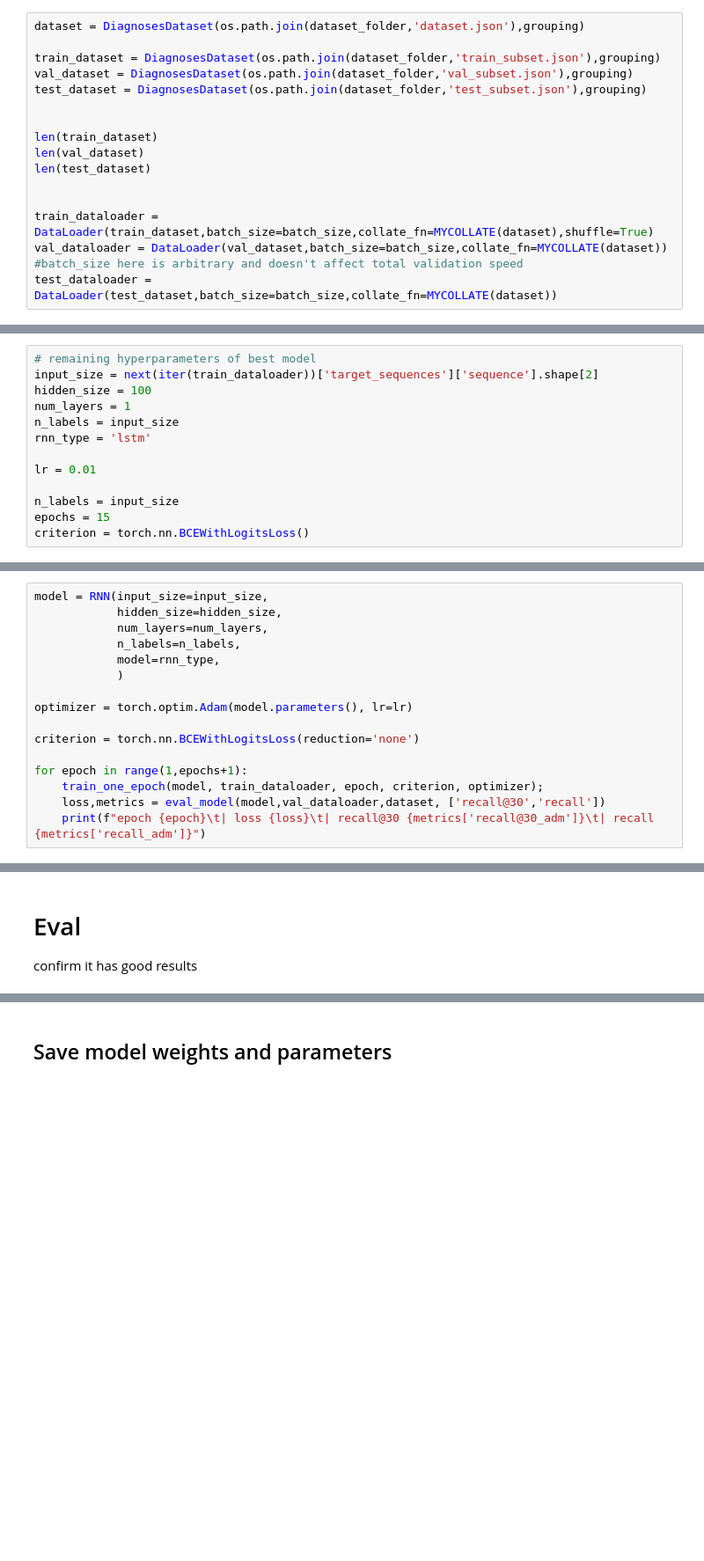
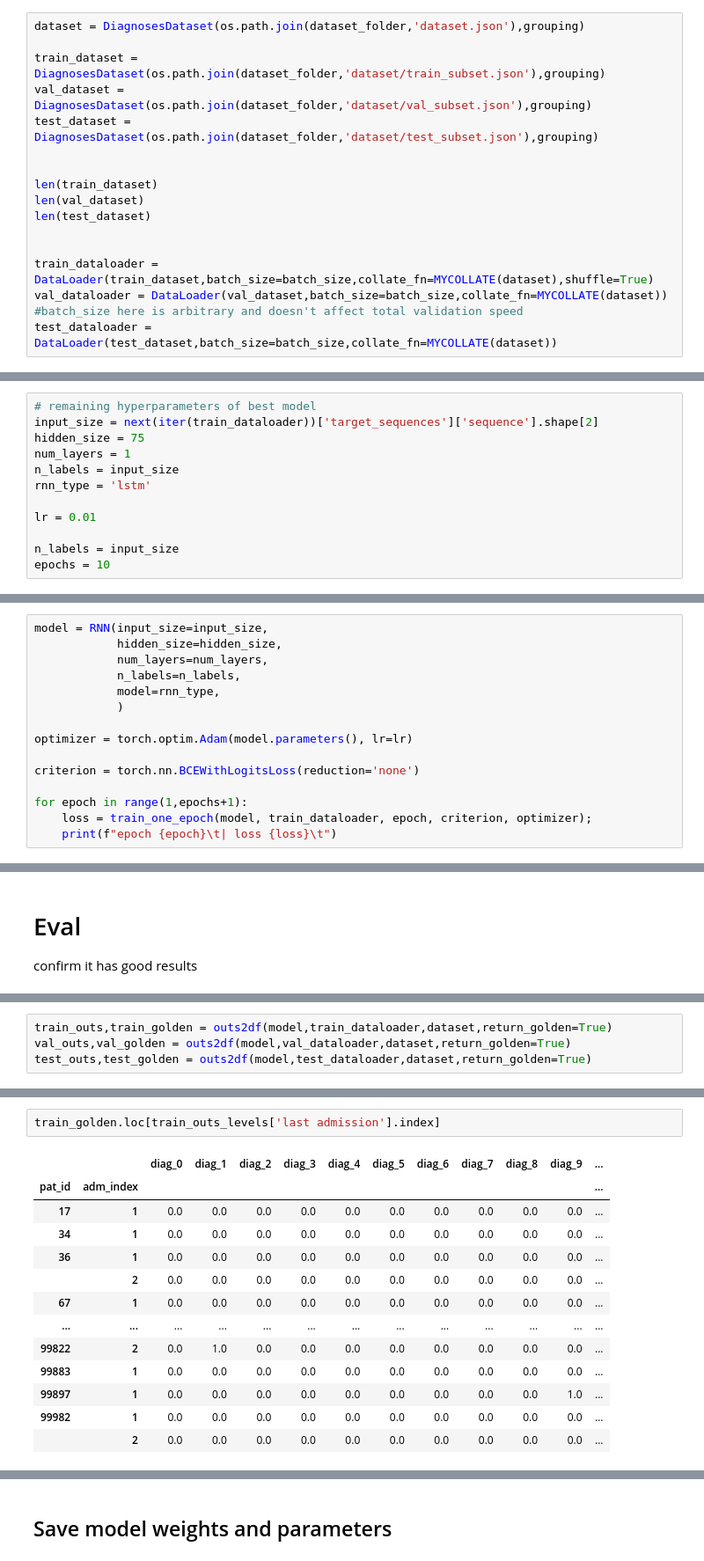
Before and after one commit to snovaisg/master-thesis, a Jupyter notebook: Register Models/Register best deterministic model.ipynb, the cells around one changed output, grey strips where cells are left out. Shown at 88% size. Cells and saved outputs as stored; diff of their text form; blank space fills up the shorter version.

```diff
--- a/Register Models/Register best deterministic model.ipynb
+++ b/Register Models/Register best deterministic model.ipynb
@@ -85,9 +90,9 @@ dataset at data/model_ready_dataset/diag_only
 # %%
 dataset = DiagnosesDataset(os.path.join(dataset_folder,'dataset.json'),grouping)
 
-train_dataset = DiagnosesDataset(os.path.join(dataset_folder,'train_subset.json'),grouping)
-val_dataset = DiagnosesDataset(os.path.join(dataset_folder,'val_subset.json'),grouping)
-test_dataset = DiagnosesDataset(os.path.join(dataset_folder,'test_subset.json'),grouping)
+train_dataset = DiagnosesDataset(os.path.join(dataset_folder,'dataset/train_subset.json'),grouping)
+val_dataset = DiagnosesDataset(os.path.join(dataset_folder,'dataset/val_subset.json'),grouping)
+test_dataset = DiagnosesDataset(os.path.join(dataset_folder,'dataset/test_subset.json'),grouping)
 
 
 len(train_dataset)
@@ -109,7 +114,7 @@ test_dataloader = DataLoader(test_dataset,batch_size=batch_size,collate_fn=MYCOL
 # %%
 # remaining hyperparameters of best model
 input_size = next(iter(train_dataloader))['target_sequences']['sequence'].shape[2]
-hidden_size = 100
+hidden_size = 75
 num_layers = 1
 n_labels = input_size
 rnn_type = 'lstm'
@@ -117,8 +122,7 @@ rnn_type = 'lstm'
 lr = 0.01
 
 n_labels = input_size
-epochs = 15
-criterion = torch.nn.BCEWithLogitsLoss()
+epochs = 10
 # %% [markdown]
 # Train
 # %%
@@ -134,7 +138,6 @@ optimizer = torch.optim.Adam(model.parameters(), lr=lr)
 criterion = torch.nn.BCEWithLogitsLoss(reduction='none')
 
 for epoch in range(1,epochs+1):
-    train_one_epoch(model, train_dataloader, epoch, criterion, optimizer);
-    loss,metrics = eval_model(model,val_dataloader,dataset, ['recall@30','recall'])
-    print(f"epoch {epoch}\t| loss {loss}\t| recall@30 {metrics['recall@30_adm']}\t| recall {metrics['recall_adm']}")
+    loss = train_one_epoch(model, train_dataloader, epoch, criterion, optimizer);
+    print(f"epoch {epoch}\t| loss {loss}\t")
 # %% [output]
@@ -157,0 +160,4 @@ confirm it has good results
+# %%
+train_outs,train_golden = outs2df(model,train_dataloader,dataset,return_golden=True)
+val_outs,val_golden = outs2df(model,val_dataloader,dataset,return_golden=True)
+test_outs,test_golden = outs2df(model,test_dataloader,dataset,return_golden=True)
@@ -157,0 +261,16 @@ confirm it has good results
+# %%
+train_golden.loc[train_outs_levels['last admission'].index]
+# %% [output]
+|  |  | diag_0 | diag_1 | diag_2 | diag_3 | diag_4 | diag_5 | diag_6 | diag_7 | diag_8 | diag_9 | ... |
+| pat_id | adm_index |  |  |  |  |  |  |  |  |  |  | ... |
+| 17 | 1 | 0.0 | 0.0 | 0.0 | 0.0 | 0.0 | 0.0 | 0.0 | 0.0 | 0.0 | 0.0 | ... |
+| 34 | 1 | 0.0 | 0.0 | 0.0 | 0.0 | 0.0 | 0.0 | 0.0 | 0.0 | 0.0 | 0.0 | ... |
+| 36 | 1 | 0.0 | 0.0 | 0.0 | 0.0 | 0.0 | 0.0 | 0.0 | 0.0 | 0.0 | 0.0 | ... |
+|  | 2 | 0.0 | 0.0 | 0.0 | 0.0 | 0.0 | 0.0 | 0.0 | 0.0 | 0.0 | 0.0 | ... |
+| 67 | 1 | 0.0 | 0.0 | 0.0 | 0.0 | 0.0 | 0.0 | 0.0 | 0.0 | 0.0 | 0.0 | ... |
+| ... | ... | ... | ... | ... | ... | ... | ... | ... | ... | ... | ... | ... |
+| 99822 | 2 | 0.0 | 1.0 | 0.0 | 0.0 | 0.0 | 0.0 | 0.0 | 0.0 | 0.0 | 0.0 | ... |
+| 99883 | 1 | 0.0 | 0.0 | 0.0 | 0.0 | 0.0 | 0.0 | 0.0 | 0.0 | 0.0 | 0.0 | ... |
+| 99897 | 1 | 0.0 | 0.0 | 0.0 | 0.0 | 0.0 | 0.0 | 0.0 | 0.0 | 0.0 | 1.0 | ... |
+| 99982 | 1 | 0.0 | 0.0 | 0.0 | 0.0 | 0.0 | 0.0 | 0.0 | 0.0 | 0.0 | 0.0 | ... |
+|  | 2 | 0.0 | 0.0 | 0.0 | 0.0 | 0.0 | 0.0 | 0.0 | 0.0 | 0.0 | 0.0 | ... |
```
Also changed, not shown: parts of 35 cells of this notebook, 16 other files.
